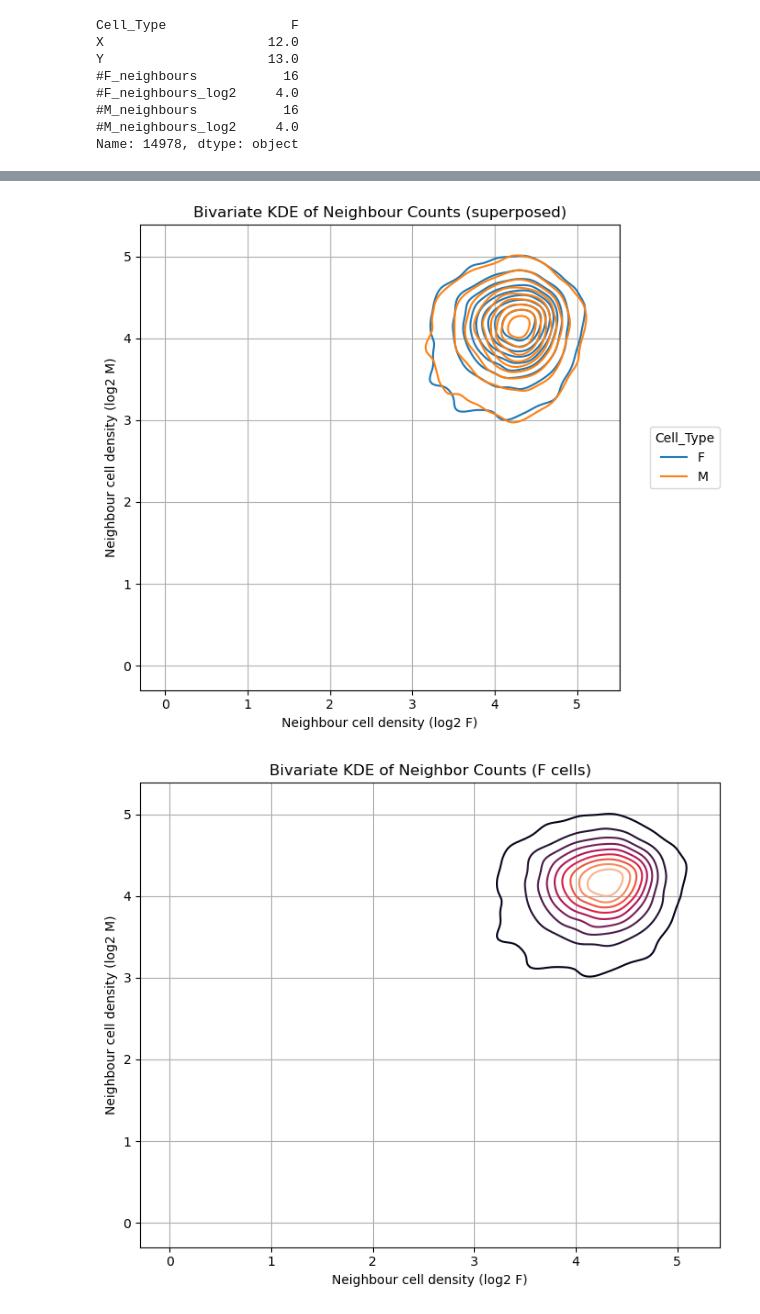
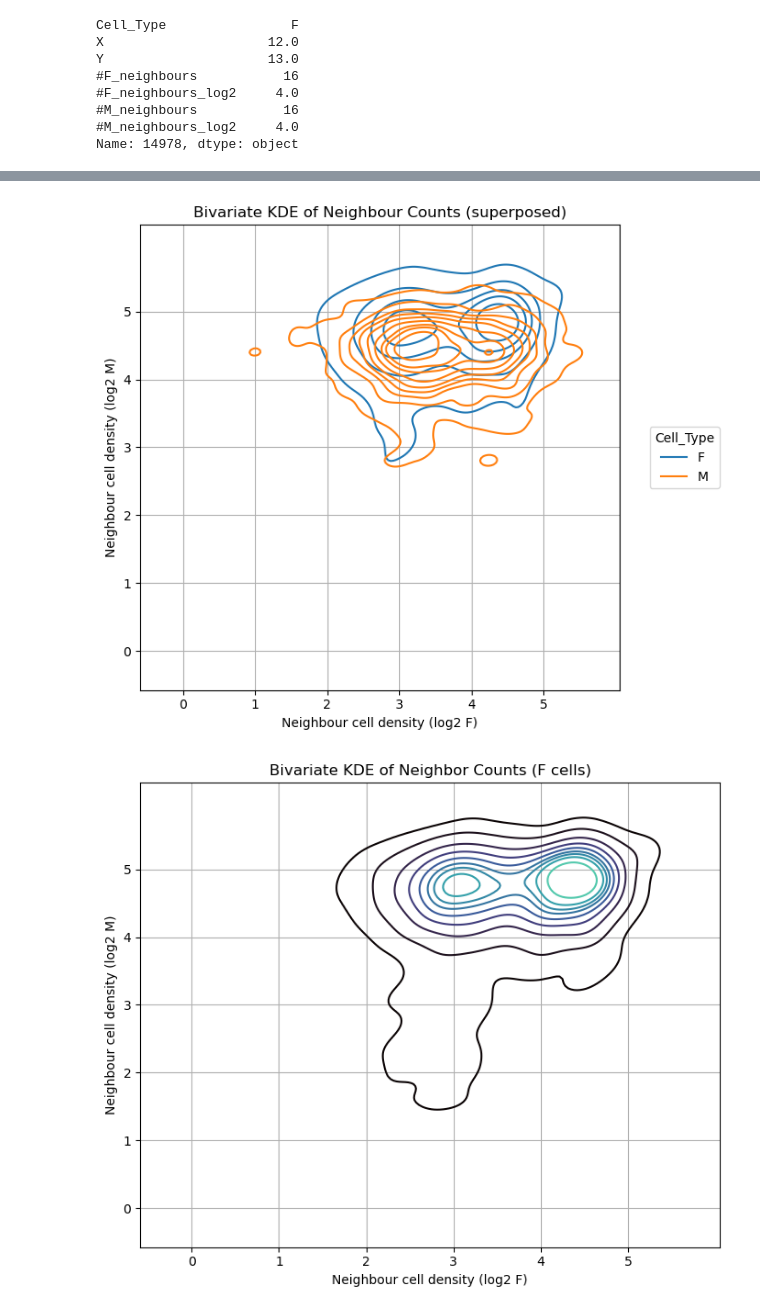
Before and after one commit to B179675-2024/OSDR_TNBC, a Jupyter notebook: notebooks/validation_simulations.ipynb, the cells around one changed output, grey strips where cells are left out. Cells and saved outputs as stored; diff of their text form; code cells hidden in the pictures.

```diff
--- a/notebooks/validation_simulations.ipynb
+++ b/notebooks/validation_simulations.ipynb
@@ -671,7 +251,7 @@ def random_tissue(cells):
     position_x=[]
     position_y=[]
     for cell in cells:
-        cell_num=round(np.random.uniform(1, 10000))
+        cell_num=round(np.random.uniform(4500, 5000))
         print(f"Number of {cell} cells chosen: {cell_num}.")
         for i in range(0, cell_num):
             cell_type.append(f"{cell}")
@@ -983,3 +655,5 @@ print(proliferated_tissue.head())
 # %%
-len(tissue)
+#Run simulation
+proliferated_tissue=tissue_proliferation(tissue, n=3000, t=1)
+print(proliferated_tissue.head())
 # %% [output]
@@ -1072,7 +760,7 @@ plt.show()
 ####LOG2 PLOTS####
 #Superposed cel plots
 #Plot generated tissue with bivariate KDE method
-log2_tissue=proliferated_tissue[np.isfinite(tissue["#F_neighbours_log2"]) & np.isfinite(tissue["#M_neighbours_log2"])]
+log2_tissue=proliferated_tissue[np.isfinite(proliferated_tissue["#F_neighbours_log2"]) & np.isfinite(proliferated_tissue["#M_neighbours_log2"])]
 plt.figure(figsize=(7, 6))
 sns.kdeplot(
     data=log2_tissue,
@@ -1108,38 +796,38 @@ sns.kdeplot(
     x='#F_neighbours_log2',
     y='#M_neighbours_log2',
     fill=False,
-    cmap='rocket',
+    cmap='mako',
     thresh=0.05,
     levels=10
 )
 plt.title("Bivariate KDE of Neighbor Counts (F cells)")
 plt.xticks(np.arange(0, 6, 1))
 plt.yticks(np.arange(0, 6, 1))
 plt.xlabel("Neighbour cell density (log2 F)")
 plt.ylabel("Neighbour cell density (log2 M)")
 plt.grid(True)
 plt.tight_layout()
 plt.show()
 
 # 3) KDE plot for M cells
 plt.figure(figsize=(7, 6))
 sns.kdeplot(
     data=df_M,
     x='#F_neighbours_log2',
     y='#M_neighbours_log2',
     fill=False,
-    cmap='mako',
+    cmap='rocket',
     thresh=0.05,
     levels=10
 )
 plt.title("Bivariate KDE of Neighbor Counts (M cells)")
 plt.xticks(np.arange(0, 6, 1))
 plt.yticks(np.arange(0, 6, 1))
 plt.xlabel("Neighbour cell density (log2 F)")
 plt.ylabel("Neighbour cell density (log2 M)")
 plt.grid(True)
 plt.tight_layout()
 plt.show()
 # %% [output]
-[figure, old version]
+[figure, new version]
-[figure, old version]
+[figure, new version]
```
Also changed, not shown: parts of 24 cells of this notebook.
